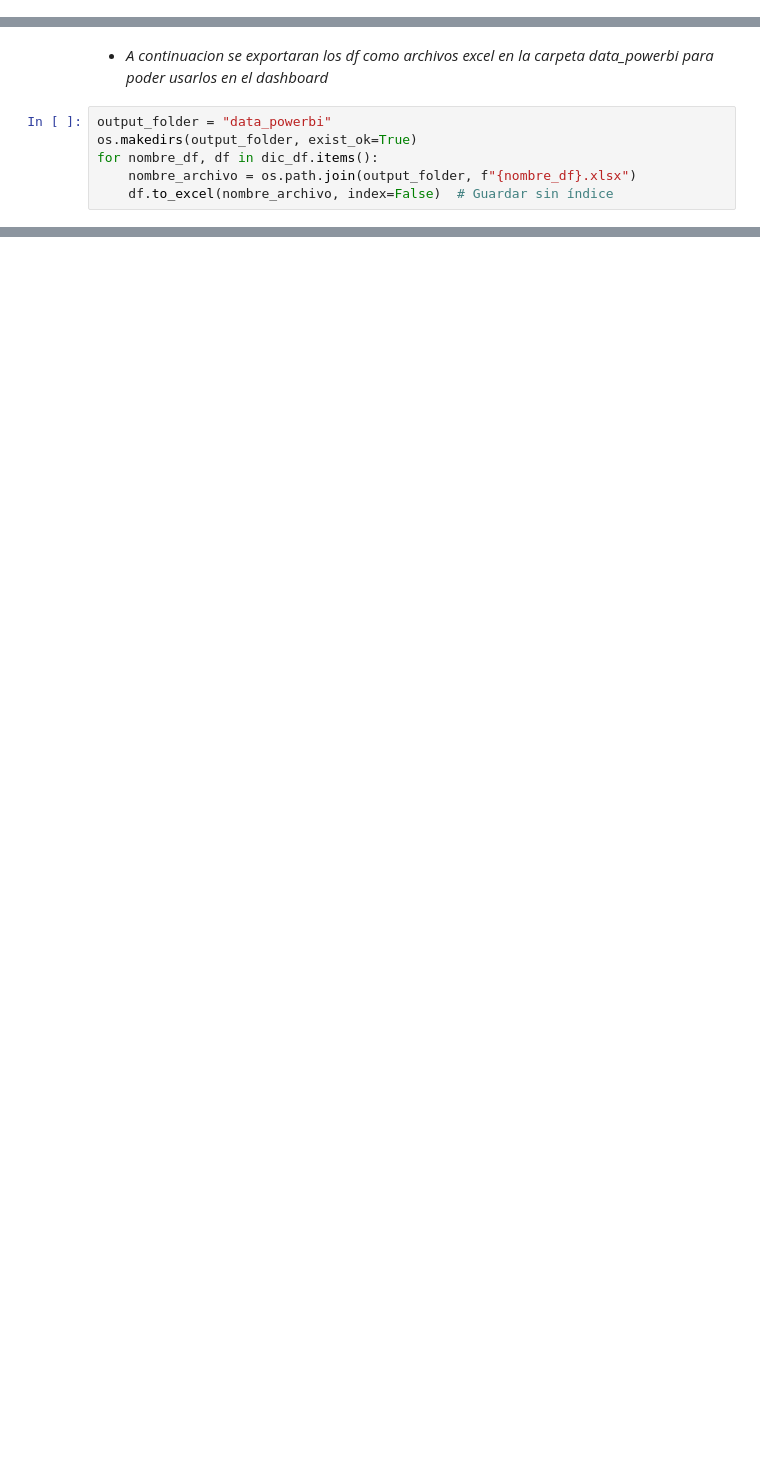
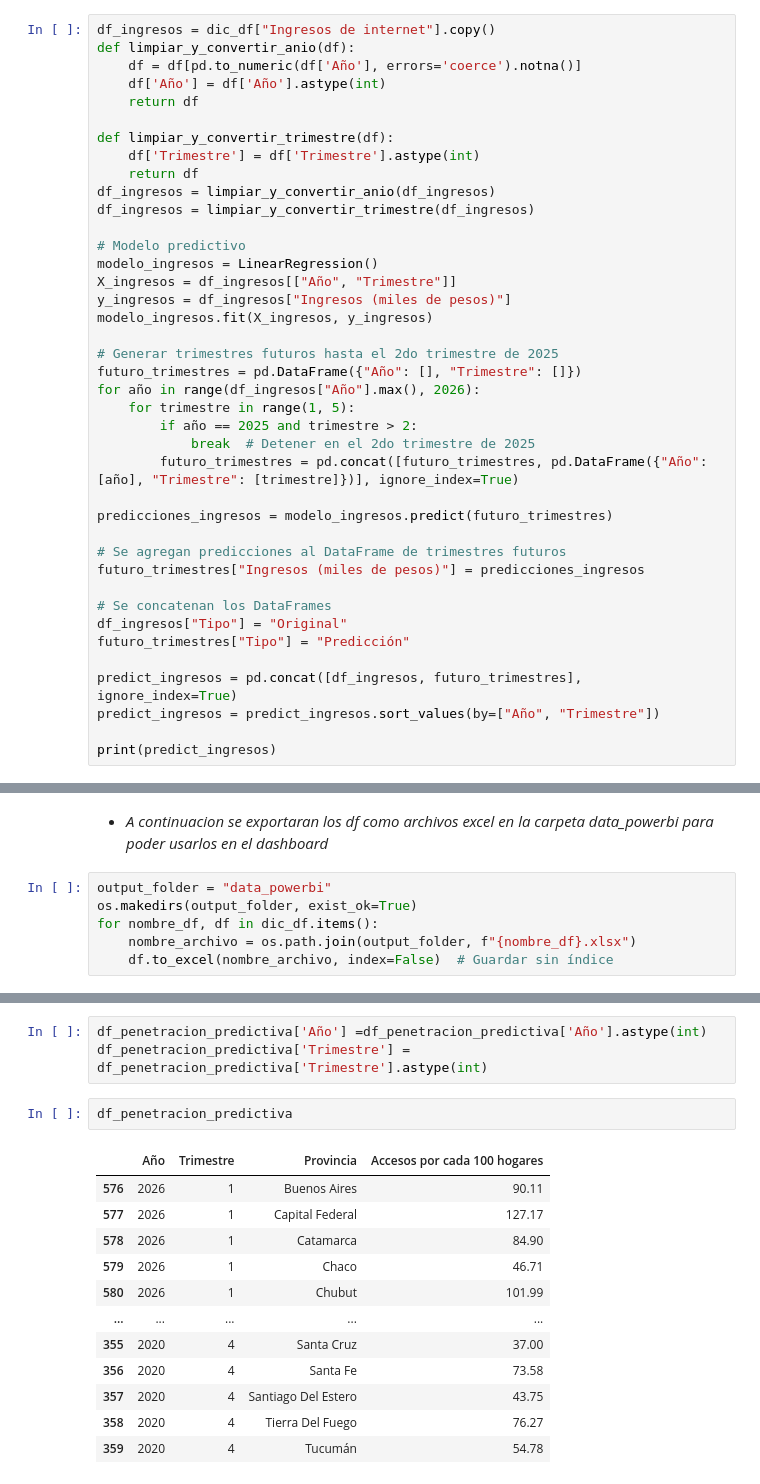
Before and after one commit to rook07/PI_DA, a Jupyter notebook: PI/EDA.ipynb, the cells around one changed output, grey strips where cells are left out. Cells and saved outputs as stored; diff of their text form; blank space fills up the shorter version.

```diff
--- a/PI/EDA.ipynb
+++ b/PI/EDA.ipynb
@@ -548,0 +526,40 @@ dtype: int64
+# %%
+df_ingresos = dic_df["Ingresos de internet"].copy()
+def limpiar_y_convertir_anio(df):
+    df = df[pd.to_numeric(df['Año'], errors='coerce').notna()]
+    df['Año'] = df['Año'].astype(int)
+    return df
+
+def limpiar_y_convertir_trimestre(df):
+    df['Trimestre'] = df['Trimestre'].astype(int)
+    return df
+df_ingresos = limpiar_y_convertir_anio(df_ingresos)
+df_ingresos = limpiar_y_convertir_trimestre(df_ingresos)
+
+# Modelo predictivo
+modelo_ingresos = LinearRegression()
+X_ingresos = df_ingresos[["Año", "Trimestre"]]
+y_ingresos = df_ingresos["Ingresos (miles de pesos)"]
+modelo_ingresos.fit(X_ingresos, y_ingresos)
+
+# Generar trimestres futuros hasta el 2do trimestre de 2025
+futuro_trimestres = pd.DataFrame({"Año": [], "Trimestre": []})
+for año in range(df_ingresos["Año"].max(), 2026):
+    for trimestre in range(1, 5):
+        if año == 2025 and trimestre > 2:
+            break  # Detener en el 2do trimestre de 2025
+        futuro_trimestres = pd.concat([futuro_trimestres, pd.DataFrame({"Año": [año], "Trimestre": [trimestre]})], ignore_index=True)
+
+predicciones_ingresos = modelo_ingresos.predict(futuro_trimestres)
+
+# Se agregan predicciones al DataFrame de trimestres futuros
+futuro_trimestres["Ingresos (miles de pesos)"] = predicciones_ingresos
+
+# Se concatenan los DataFrames
+df_ingresos["Tipo"] = "Original"
+futuro_trimestres["Tipo"] = "Predicción"
+
+predict_ingresos = pd.concat([df_ingresos, futuro_trimestres], ignore_index=True)
+predict_ingresos = predict_ingresos.sort_values(by=["Año", "Trimestre"])
+
+print(predict_ingresos)
@@ -578,0 +753,18 @@ for nombre_df, df in dic_df.items():
+# %%
+df_penetracion_predictiva['Año'] =df_penetracion_predictiva['Año'].astype(int)
+df_penetracion_predictiva['Trimestre'] = df_penetracion_predictiva['Trimestre'].astype(int)
+# %%
+df_penetracion_predictiva
+# %% [output]
+|  | Año | Trimestre | Provincia | Accesos por cada 100 hogares |
+| 576 | 2026 | 1 | Buenos Aires | 90.11 |
+| 577 | 2026 | 1 | Capital Federal | 127.17 |
+| 578 | 2026 | 1 | Catamarca | 84.90 |
+| 579 | 2026 | 1 | Chaco | 46.71 |
+| 580 | 2026 | 1 | Chubut | 101.99 |
+| ... | ... | ... | ... | ... |
+| 355 | 2020 | 4 | Santa Cruz | 37.00 |
+| 356 | 2020 | 4 | Santa Fe | 73.58 |
+| 357 | 2020 | 4 | Santiago Del Estero | 43.75 |
+| 358 | 2020 | 4 | Tierra Del Fuego | 76.27 |
+| 359 | 2020 | 4 | Tucumán | 54.78 |
```
Also changed, not shown: parts of 19 cells of this notebook, 1 other file.
